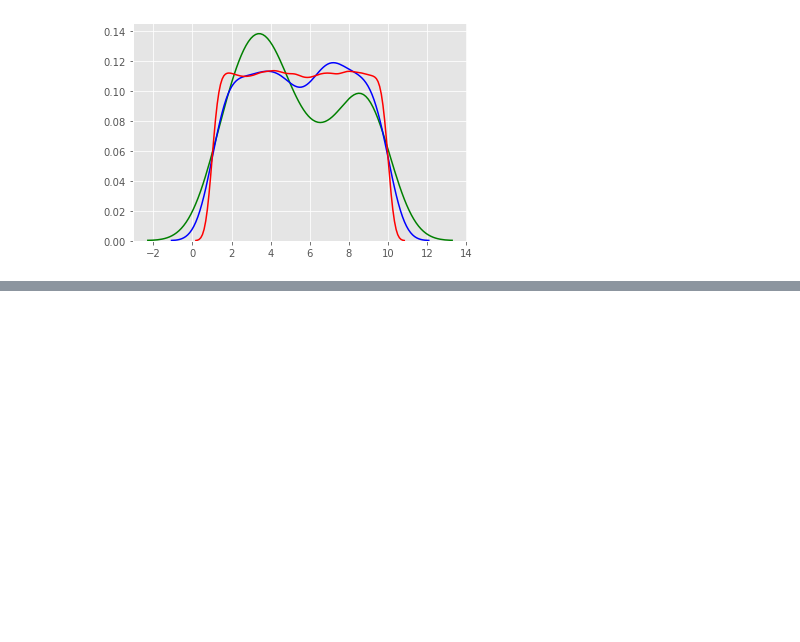
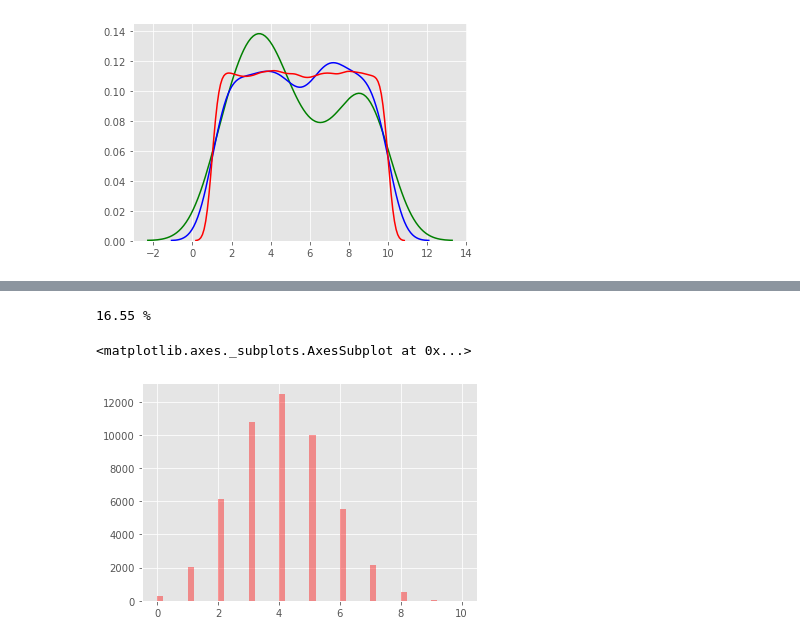
Before and after one commit to dssheldon/ProgDA-Assignment-SDS, a Jupyter notebook: ProgDA_Assignment.ipynb, the cells around one changed output, grey strips where cells are left out. Cells and saved outputs as stored; diff of their text form; code cells hidden in the pictures; blank space fills up the shorter version.

Commit message:
Added documentation for the binomial distribution along with examples and plots

```diff
--- a/ProgDA_Assignment.ipynb
+++ b/ProgDA_Assignment.ipynb
@@ -651,0 +665,14 @@ sns.distplot(np.random.default_rng().uniform(10, size=100000), color='red', kde=
+# %%
+import numpy as np
+import matplotlib.pyplot as plt
+import seaborn as sns
+
+x = np.random.default_rng().binomial(10, 0.4, size=50000) # 10 franchises with a 40% success rate and 50,000 scenarios run
+y = (sum((x>5))/50000) # proportion of outcomes in which number of franchises succeeding is >5
+print(round(y*100,2), "%") #percentage of outcome
+plt.style.use('ggplot')
+sns.distplot(x, color='r', hist=True, kde=False) #plotting the outcomes
+# %% [output]
+16.55 %
+<matplotlib.axes._subplots.AxesSubplot at 0x...>
+[figure, added]
```
Also changed, not shown: parts of 4 cells of this notebook.
